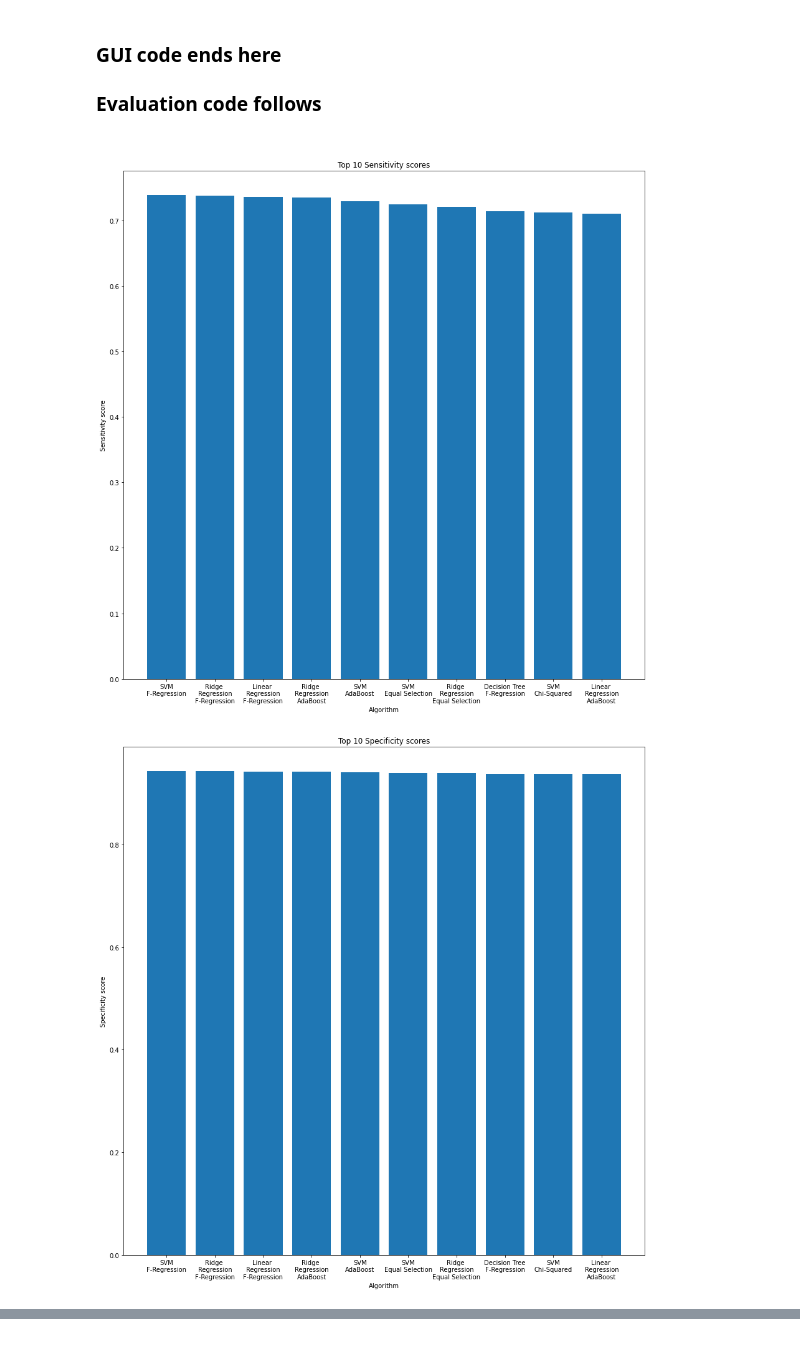
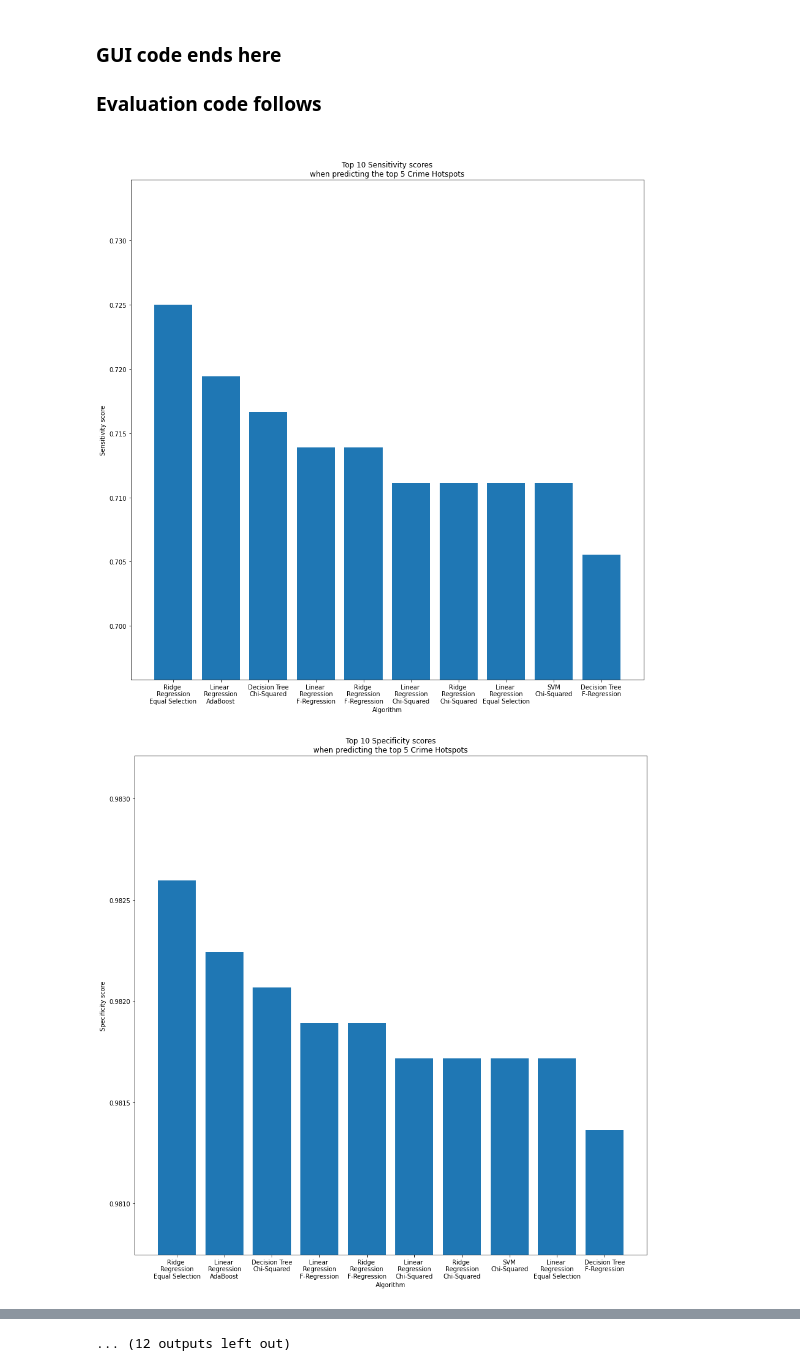
Before and after one commit to CBProgramming/CrimePrediction, a Jupyter notebook: 51 - Hotspot Prediction Evaluation.ipynb, the cells around one changed output, grey strips where cells are left out. Saved outputs shown, nothing was run; the diff lists cells and outputs as text; code cells hidden in the pictures.

```diff
--- a/51 - Hotspot Prediction Evaluation.ipynb
+++ b/51 - Hotspot Prediction Evaluation.ipynb
@@ -12,5 +13,5 @@ import matplotlib.pyplot as plt
 # %%
-NUM_HOTSPOTS = 15
+NUM_HOTSPOTS = 10
 # %%
 def open_file():
     try:
@@ -334,10 +390,37 @@ def validate_x(num_scores,x):
         else:
             return num_scores
     return x
+# %%
+SENSITIVITY_KEY = "Sensitivity"
+SPECIFICITY_KEY = "Specificity"
+PRECISION_KEY = "Precision"
+F1_KEY = "F1"
+MCC_KEY = "MCC"
+SEVERITY_KEY = "Lowest Misclassification Severity"
+SCORE_KEYS = [
+    SENSITIVITY_KEY,
+    SPECIFICITY_KEY,
+    PRECISION_KEY,
+    F1_KEY,
+    MCC_KEY,
+    SEVERITY_KEY
+]
+HIGHEST_IS_BEST = {
+    SENSITIVITY_KEY: True,
+    SPECIFICITY_KEY: True,
+    PRECISION_KEY: True,
+    F1_KEY:True,
+    MCC_KEY: True,
+    SEVERITY_KEY: False
+}
 # %%
-for metric in SCORE_KEYS:
-    top_x = 10
-    best_x_scores(metric,top_x)
+NUM_HOTSPOTS_RANGE = [5,10,15,20]
+for i in NUM_HOTSPOTS_RANGE:
+    NUM_HOTSPOTS = i
+    results, algorithms = get_results()
+    for metric in SCORE_KEYS:
+        top_x = 10
+        best_x_scores(metric,top_x)
 # %% [output]
-[figure, old version]
+[figure, new version]
-[figure, old version]
+[figure, new version]
@@ -346,0 +437 @@ for metric in SCORE_KEYS:
+... (12 outputs left out)
```
Also changed, not shown: parts of 15 cells of this notebook, 3 other files.
